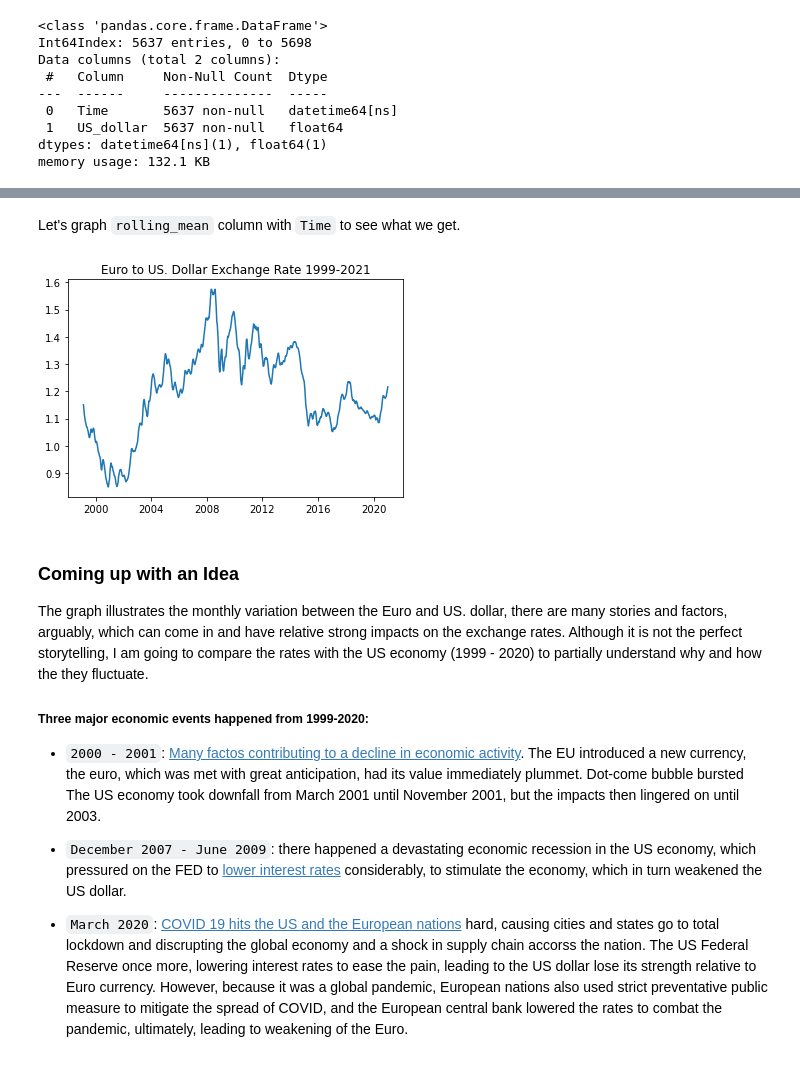
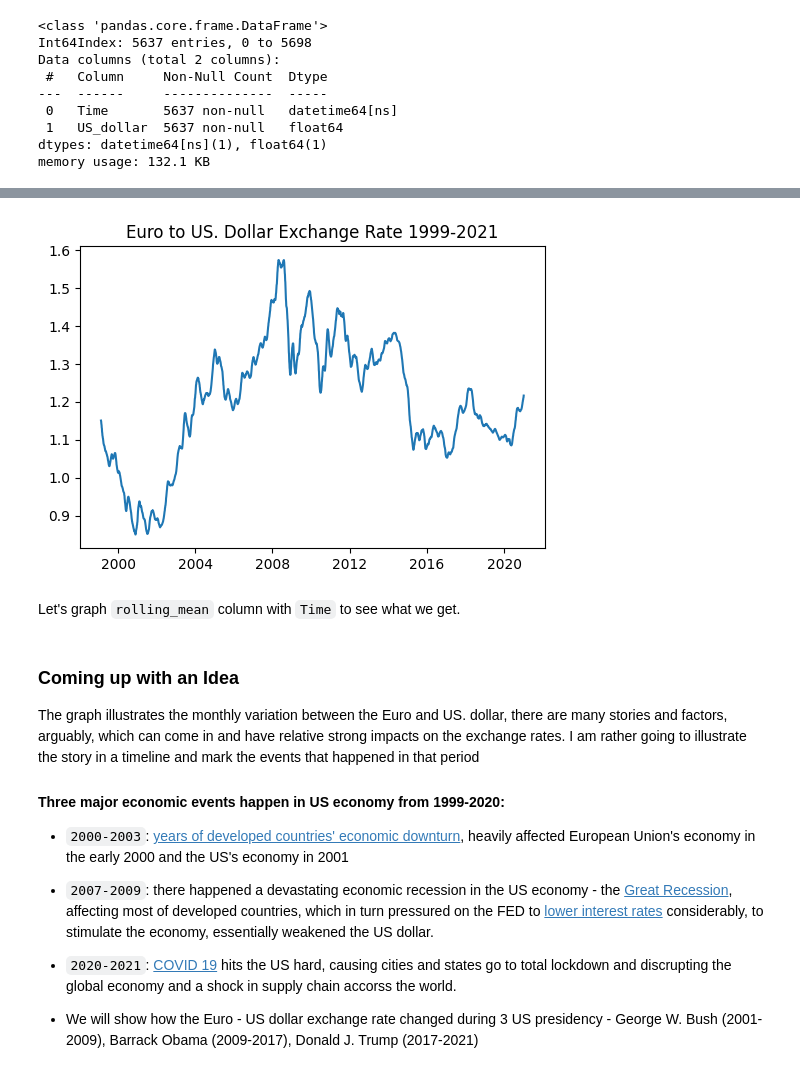
Before and after one commit to bchukt/Storytelling-Data-Visualization-on-Exchange-Rates, a Jupyter notebook: Project.ipynb, the cells around one changed output, grey strips where cells are left out. Drawn from its saved outputs; the diff is of its cells as text; code cells hidden in the pictures.

```diff
--- a/Project.ipynb
+++ b/Project.ipynb
@@ -127,3 +149,0 @@ We can see many small wiggles, meaning there are daily variation in the exchange
-# %%
-euro_to_dollar['rolling_mean'] = euro_to_dollar['US_dollar'].rolling(30).mean()
-euro_to_dollar[ ~euro_to_dollar['rolling_mean'].isnull()]
@@ -143,0 +153,5 @@ euro_to_dollar[ ~euro_to_dollar['rolling_mean'].isnull()]
+# %%
+euro_to_dollar['rolling_mean_30'] = euro_to_dollar['US_dollar'].rolling(30).mean()
+
+# Display from the 25th row to see if the calculation gone through
+euro_to_dollar.iloc[25:35,:]
@@ -144,18 +170,21 @@ euro_to_dollar[ ~euro_to_dollar['rolling_mean'].isnull()]
+# %%
+plt.plot(euro_to_dollar['Time'],
+         euro_to_dollar['rolling_mean_30'])
+plt.title('Euro to US. Dollar Exchange Rate 1999-2021')
+plt.show()
+# %% [output]
+[figure, added]
 # %% [markdown]
 Let's graph `rolling_mean` column with `Time` to see what we get.
-# %%
-plt.plot(euro_to_dollar['Time'], euro_to_dollar['rolling_mean'])
-plt.title('Euro to US. Dollar Exchange Rate 1999-2021')
-plt.show()
-# %% [output]
-[figure, removed]
 # %% [markdown]
 ### Coming up with an Idea
-The graph illustrates the monthly variation between the Euro and US. dollar, there are many stories and factors, arguably, which can come in and have relative strong impacts on the exchange rates. Although it is not the perfect storytelling, I am going to compare the rates with the US economy (1999 - 2020) to partially understand why and how the they fluctuate.
+The graph illustrates the monthly variation between the Euro and US. dollar, there are many stories and factors, arguably, which can come in and have relative strong impacts on the exchange rates. I am rather going to illustrate the story in a timeline and mark the events that happened in that period
 
-##### Three major economic events happened from 1999-2020:
-- `2000 - 2001`: [Many factos contributing to a decline in economic activity](https://en.wikipedia.org/wiki/Early_2000s_recession). The EU introduced a new currency, the euro, which was met with great anticipation, had its value immediately plummet. Dot-come bubble bursted The US economy took downfall from March 2001 until November 2001, but the impacts then lingered on until 2003.
+#### Three major economic events happen in US economy from 1999-2020:
+- `2000-2003`: [years of developed countries' economic downturn](https://en.wikipedia.org/wiki/Early_2000s_recession#References), heavily affected European Union's economy in the early 2000 and the US's economy in 2001
 
-- `December 2007 - June 2009`: there happened a devastating economic recession in the US economy, which pressured on the FED to [lower interest rates](https://fred.stlouisfed.org/series/FEDFUNDS) considerably, to stimulate the economy, which in turn weakened the US dollar.
+- `2007-2009`: there happened a devastating economic recession in the US economy - the [Great Recession](https://en.wikipedia.org/wiki/Great_Recession#Effects_on_Europe), affecting most of developed countries, which in turn pressured on the FED to [lower interest rates](https://fred.stlouisfed.org/series/FEDFUNDS) considerably, to stimulate the economy, essentially weakened the US dollar.
 
-- `March 2020`: [COVID 19 hits the US and the European nations](https://en.wikipedia.org/wiki/COVID-19_pandemic) hard, causing cities and states go to total lockdown and discrupting the global economy and a shock in supply chain accorss the nation. The US Federal Reserve once more, lowering interest rates to ease the pain, leading to the US dollar lose its strength relative to Euro currency. However, because it was a global pandemic, European nations also used strict preventative public measure to mitigate the spread of COVID, and the European central bank lowered the rates to combat the pandemic, ultimately, leading to weakening of the Euro.
+- `2020-2021`: [COVID 19](https://en.wikipedia.org/wiki/COVID-19) hits the US hard, causing cities and states go to total lockdown and discrupting the global economy and a shock in supply chain accorss the world.
+
+- We will show how the Euro - US dollar exchange rate changed during 3 US presidency - George W. Bush (2001-2009), Barrack Obama (2009-2017), Donald J. Trump (2017-2021)
```
Also changed, not shown: parts of 22 cells of this notebook.
